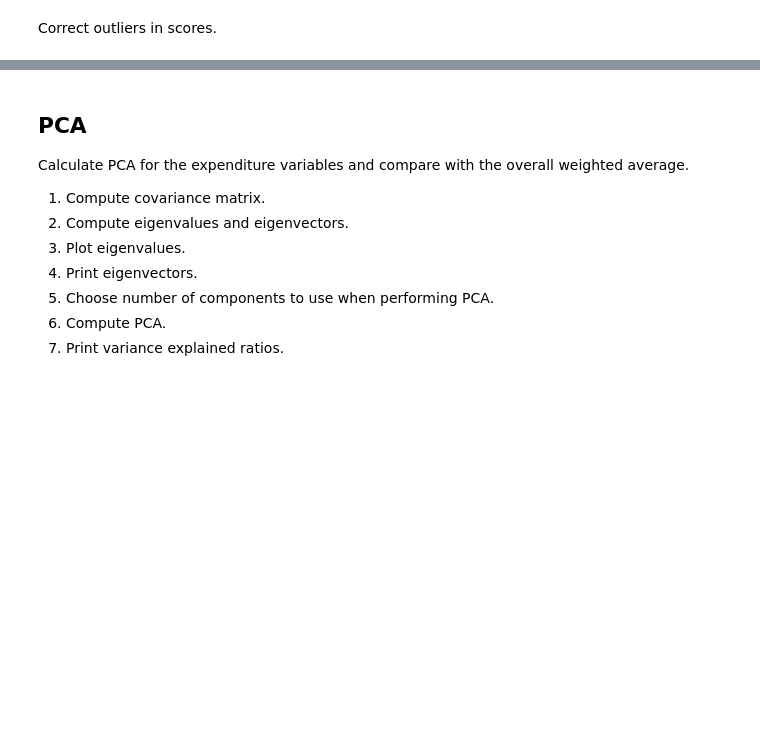
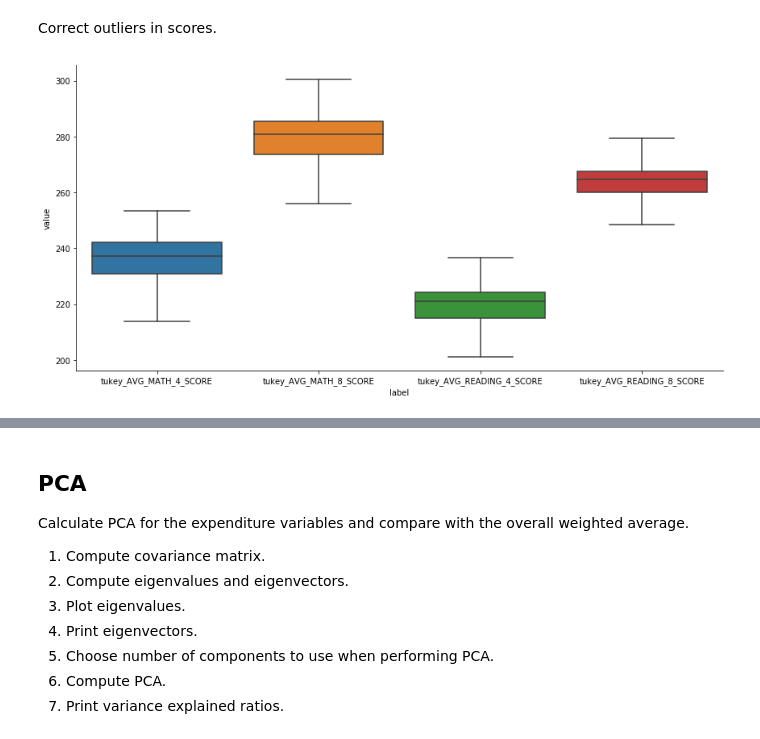
Before and after one commit to dmclark53/thinkful, a Jupyter notebook: Module_17/Feature_engineering_2-dimensionality_and_PCA/Feature_engineering_2-dimensionality_and_PCA.ipynb, the cells around one changed output, grey strips where cells are left out. Cells and saved outputs as stored; diff of their text form; code cells hidden in the pictures; blank space fills up the shorter version.

```diff
--- a/Module_17/Feature_engineering_2-dimensionality_and_PCA/Feature_engineering_2-dimensionality_and_PCA.ipynb
+++ b/Module_17/Feature_engineering_2-dimensionality_and_PCA/Feature_engineering_2-dimensionality_and_PCA.ipynb
@@ -215,4 +199,0 @@ memory usage: 138.5 KB
-# %%
-expenditure_columns = [x for x in all_columns if 'EXPENDITURE' in x]
-# print(expenditure_columns)
-df_subset = log_transform(df_subset, expenditure_columns)
@@ -223,6 +206,11 @@ look_for_outliers(df_subset, log_expenditure_columns)
 [figure]
 # %% [markdown]
 Correct outliers in scores.
-# %%
-scores_columns = [x for x in all_columns if 'SCORE' in x]
-df_subset = correct_outliers(df_subset, scores_columns)
+# %%
+df_subset = correct_outliers(df_subset, score_columns)
+# %%
+corrected_score_columns = [f'tukey_{x}' for x in score_columns]
+# %%
+look_for_outliers(df_subset, corrected_score_columns)
+# %% [output]
+[figure, added]
```
Also changed, not shown: parts of 71 cells of this notebook.
